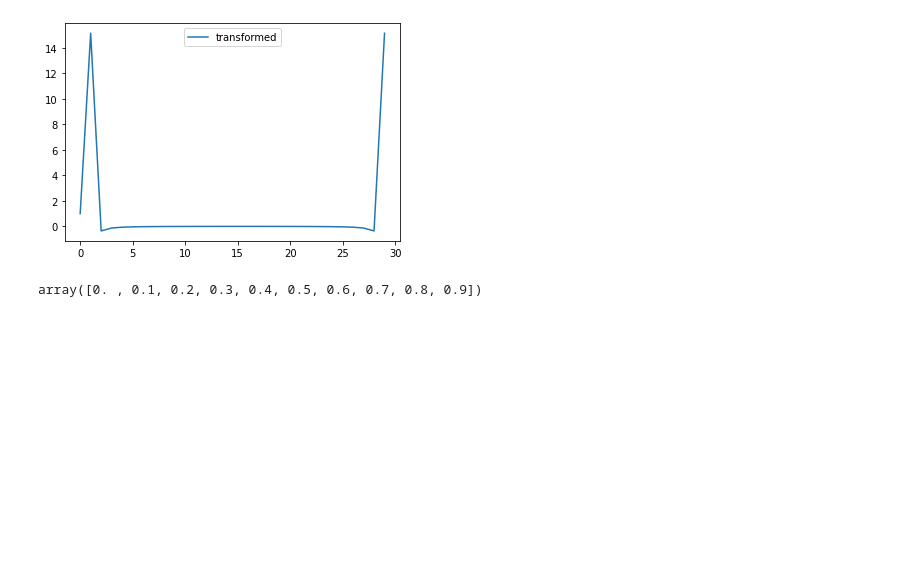
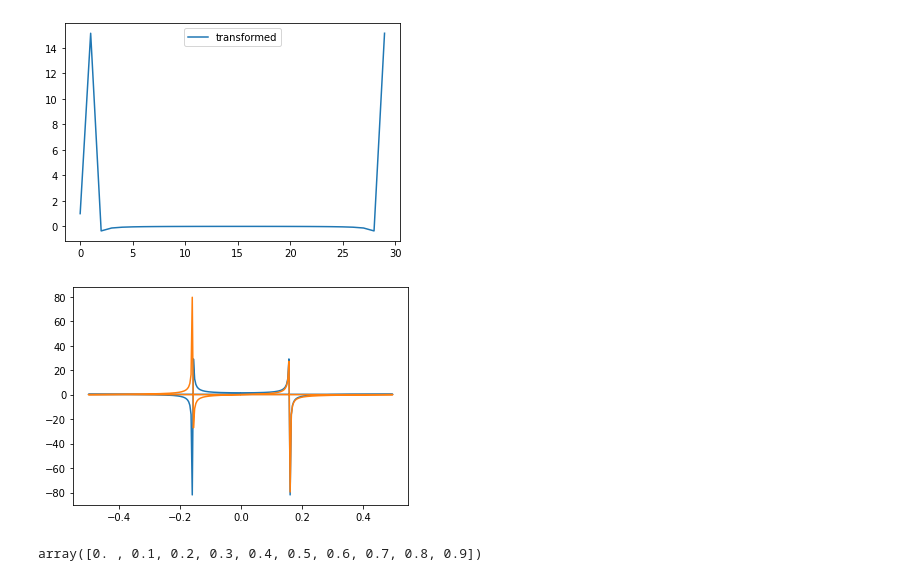
Before and after one commit to lilongbin/ai, a Jupyter notebook: da/numpy/numpy.api.ipynb, the cells around one changed output. Saved outputs shown, nothing was run; the diff lists cells and outputs as text; code cells hidden in the pictures; blank space fills up the shorter version.

Commit message:
update numpy api

```diff
--- a/da/numpy/numpy.api.ipynb
+++ b/da/numpy/numpy.api.ipynb
@@ -860,6 +1054,16 @@ plt.show()
 # %% [output]
 True
 [figure]
+# %%
+# numpy.fft.fft 演示
+import matplotlib.pyplot as plt
+t = np.arange(256)
+sp = np.fft.fft(np.sin(t))
+freq = np.fft.fftfreq(t.shape[-1])
+plt.plot(freq, sp.real, freq, sp.imag)
+plt.show()
+# %% [output]
+[figure, added]
 # %%
 np.linspace(0,1,10, endpoint=False)
 # %% [output]
```
Also changed, not shown: parts of 79 cells of this notebook.
